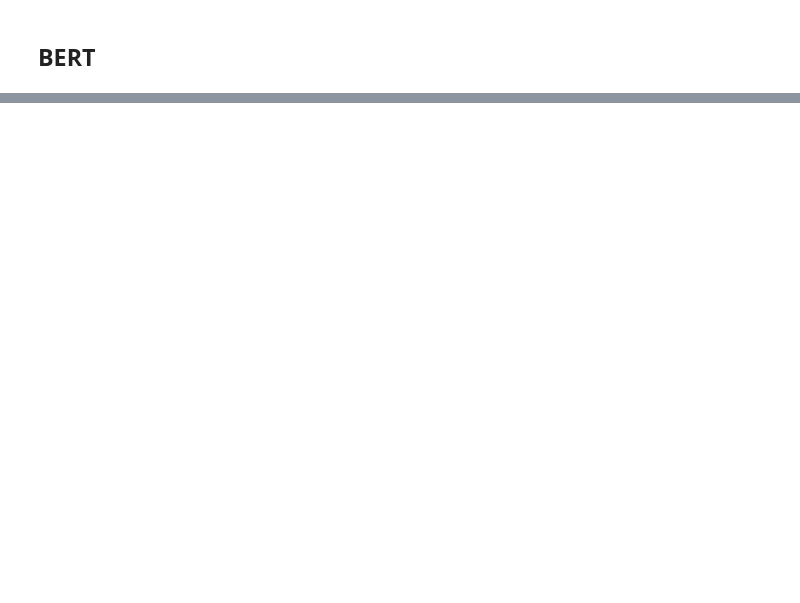
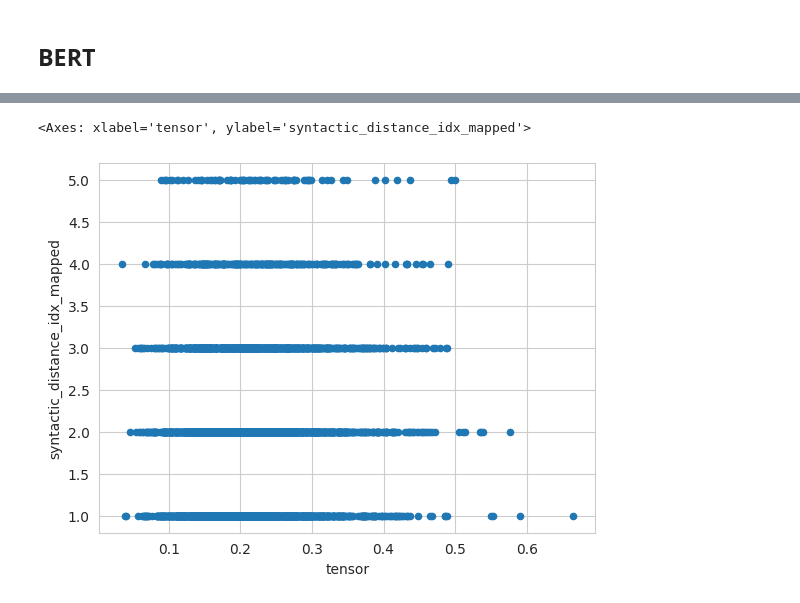
Before and after one commit to divyanshsinghvi/ShapleyInteraction4Structure, a Jupyter notebook: new_shapley_values/plot.ipynb, the cells around one changed output, grey strips where cells are left out. Drawn from its saved outputs; the diff is of its cells as text; code cells hidden in the pictures; blank space fills up the shorter version.

```diff
--- a/new_shapley_values/plot.ipynb
+++ b/new_shapley_values/plot.ipynb
@@ -1,2 +81,35 @@
+# %%
+import pandas as pd
+import seaborn as sns
+import matplotlib.pyplot as plt
+sns.set_context("talk")
+def plot(strong_df, weak_df, avg_df, fig_path = 'alm_experiment'):
+    fig, axes = plt.subplots(1, 6, figsize=(15, 3), sharey=True, sharex=True)
+    strong_df = strong_df.rename(columns = {'posdis': f'$d_i$', 'tensor': 'STII'})
+    weak_df = weak_df.rename(columns = {'posdis': f'$d_i$', 'tensor': 'STII'})
+    avg_df = avg_df.rename(columns = {'posdis': f'$d_i$', 'tensor': 'STII'})
+
+    strong_df = strong_df[strong_df[f'$d_i$'] <= 4]
+    weak_df = weak_df[weak_df[f'$d_i$'] <= 4]
+    avg_df = avg_df[avg_df[f'$d_i$'] <= 4]
+
+    for i in range(0, 6):
+        for j in [0]:
+            min_dist = j*4 + i +1
+
+            strong_line = sns.lineplot(data=strong_df[strong_df['min_dist'] ==min_dist], x=f'$d_i$', y="STII", ax=axes[i], label='strong mwe')
+            weak_line = sns.lineplot(data=weak_df[weak_df['min_dist'] ==min_dist], x=f'$d_i$', y="STII", ax=axes[i], label='weak mwe')
+            avg_line = sns.lineplot(data=avg_df[avg_df['min_dist'] == min_dist], x=f'$d_i$', y="STII", ax=axes[i], label='all')
+            axes[i].set_title(f'$d_p$ = {min_dist}')
+            # if i != 2:
+            # axes[i].set_xlabel(f'$d_i$', labelpad=-5)
+            handles, labels = axes[i].get_legend_handles_labels()
+            axes[i].get_legend().remove()
+    # plt.legend()
+    plt.subplots_adjust(bottom=0.5)
+    fig.legend(handles, labels, loc='lower center', bbox_to_anchor=(0.5, 0), fancybox=True, shadow=True, ncol=3)
+    plt.tight_layout()
+    plt.savefig(fig_path, bbox_inches='tight')
+    plt.show()
 # %% [markdown]
 ## BERT
@@ -2,0 +288,3 @@
+# %%
+apl = zp[(zp['posdis'] == 3) & (zp['min_dist'] == 5)]
+apl[['tensor', 'syntactic_distance_idx_mapped']]
@@ -2,0 +305,5 @@
+# %%
+apl[['tensor', 'syntactic_distance_idx_mapped']].plot(kind='scatter', x = 'tensor', y = 'syntactic_distance_idx_mapped')
+# %% [output]
+<Axes: xlabel='tensor', ylabel='syntactic_distance_idx_mapped'>
+[figure, added]
```
Also changed, not shown: parts of 43 cells of this notebook, 3 other files.
